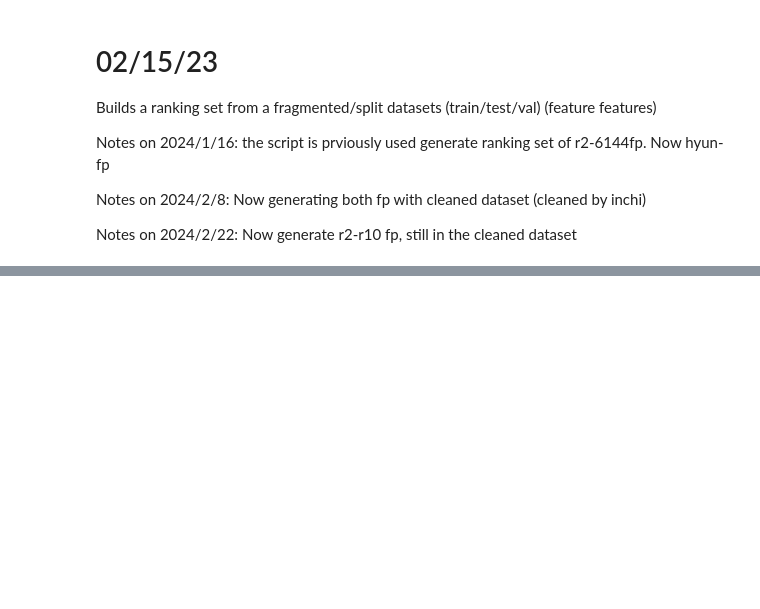
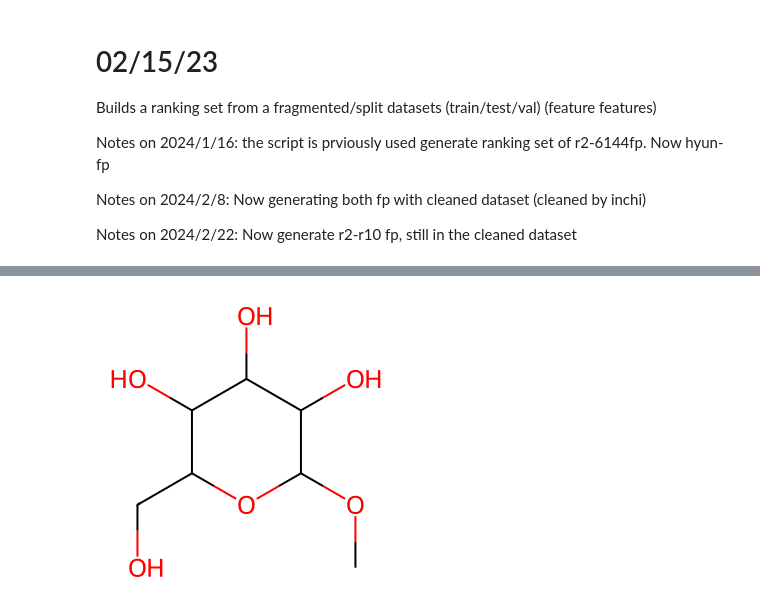
Before and after one commit to xwd0418/Spectre, a Jupyter notebook: notebooks/dataset_building/build_ranking_set_from_generic_indexed_dataset.ipynb, the cells around one changed output, grey strips where cells are left out. Saved outputs shown, nothing was run; the diff lists cells and outputs as text; code cells hidden in the pictures; blank space fills up the shorter version.

```diff
--- a/notebooks/dataset_building/build_ranking_set_from_generic_indexed_dataset.ipynb
+++ b/notebooks/dataset_building/build_ranking_set_from_generic_indexed_dataset.ipynb
@@ -34,3 +40,8 @@ import pickle
+# %%
+fp_paths = [
+            'R0_to_R6_exact_R_concat_FP',
+            'R0_to_R6_exact_R_reduced_FP'
+            ]
 # %%
 # fp_paths = ['R2-6144-count-based-FP']
 # %%
@@ -68,5 +80,5 @@ NameError: name 'choice_split' is not defined
 # %%
-for fp_path in ['R2-6144FP', 'R0_to_R4_reduced_FP']:
+for fp_path in ["R0_to_R6_exact_R_reduced_FP"]:
     for choice in choice_split:
     # tempdata/SMILES_dataset/<split>
         # STEP1: open pickle file (dict) to know all kinds of smiles
@@ -114,0 +126,20 @@ tensor([0., 0., 0.,  ..., 0., 0., 0.])
+# %%
+import pickle
+choice = "test"
+fp_path = "R0_to_R4_reduced_FP"
+index_to_smiles = pickle.load(open(f'/workspace/SMILES_dataset/{choice}/SMILES/index.pkl', 'rb'))
+
+choice_path = folder_base / choice / fp_path
+print(f"=== {choice_path}")
+
+
+all_FP_indices_in_folder = pickle.load(open(f'/root/MorganFP_prediction/reproduce_previous_works/smart4.5/datasets/{choice}_indices_of_full_info_NMRs.pkl', 'rb'))
+all_added_smiles = set()
+all_FP_indices_to_be_added = []
+for i in all_FP_indices_in_folder:
+    smile = index_to_smiles [int(i.split(".")[0])]
+    if smile not in all_added_smiles:
+        all_added_smiles.add(smile)
+        all_FP_indices_to_be_added.append(i)
+
+# smiles  = [torch.load(choice_path / file) for file in tqdm.tqdm(sorted(all_FP_indices_to_be_added))]
@@ -114,0 +148,6 @@ tensor([0., 0., 0.,  ..., 0., 0., 0.])
+# %%
+sorted_file_indices  = [int(file.split(".")[0]) for file in tqdm.tqdm(sorted(all_FP_indices_to_be_added))]
+index_to_chemical_names = pickle.load(open(f'/workspace/SMILES_dataset/{choice}/Chemical/index.pkl', 'rb'))
+
+smiles_and_names = [(index_to_smiles[file_index], index_to_chemical_names[file_index]) for file_index in sorted_file_indices]
+smiles_and_names
@@ -114,0 +172,10 @@ tensor([0., 0., 0.,  ..., 0., 0., 0.])
+# %%
+smile1, name1 =     smiles_and_names[0]
+from rdkit import Chem
+from rdkit.Chem import Draw
+mol = Chem.MolFromSmiles(smile1)
+
+img = Draw.MolToImage(mol)
+img.show()
+# %% [output]
+[figure, added]
```
Also changed, not shown: parts of 9 cells of this notebook, 15 other files.
